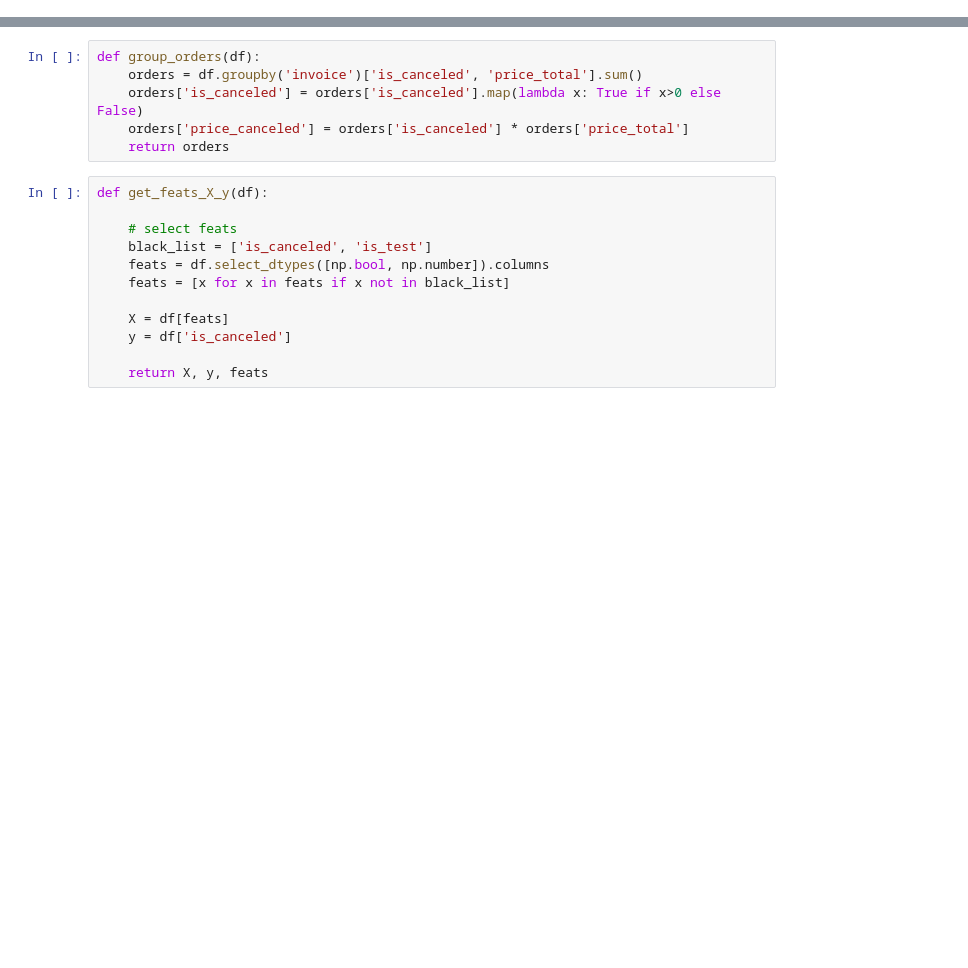
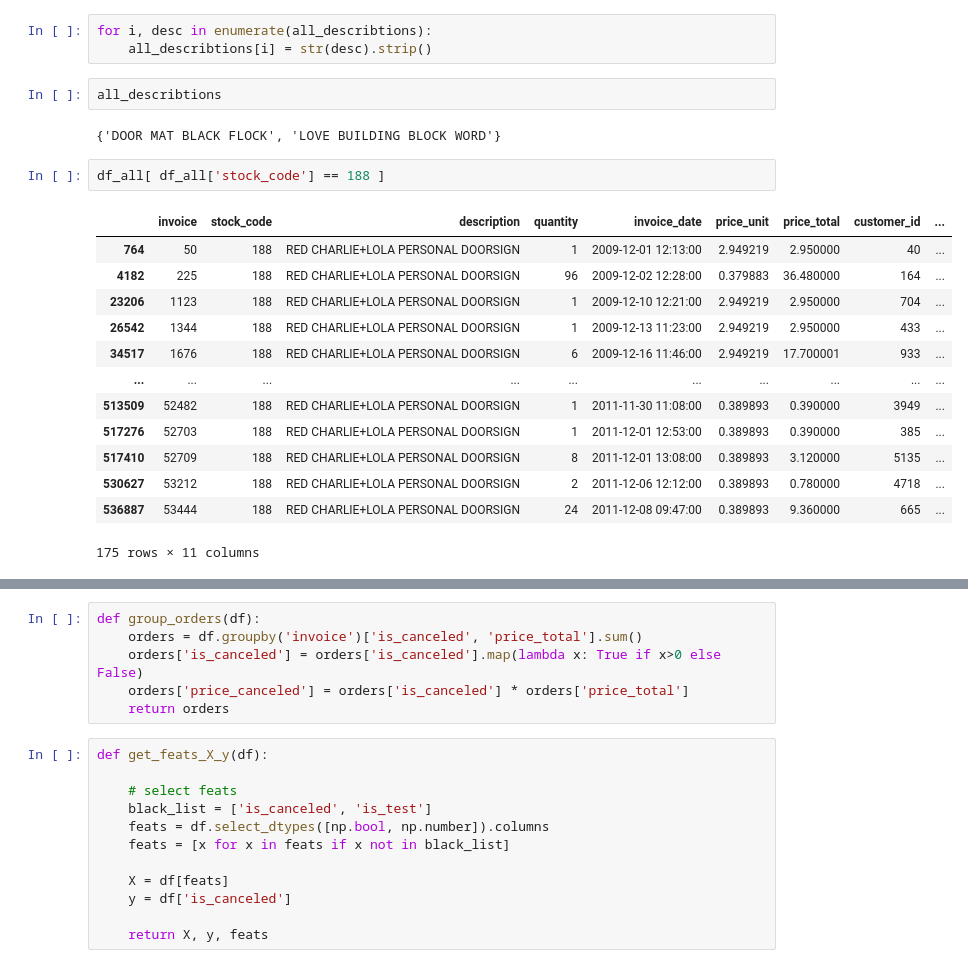
Before and after one commit to JakubStanczak/Order_cancelation_pred, a Jupyter notebook: Konkurs_JS.ipynb, the cells around one changed output, grey strips where cells are left out. Drawn from its saved outputs; the diff is of its cells as text; blank space fills up the shorter version.

```diff
--- a/Konkurs_JS.ipynb
+++ b/Konkurs_JS.ipynb
@@ -118 +153,24 @@ df_all['prc_product_cancel'] = df_all[['cnt_product_orders', 'cnt_product_cancel
+# %%
+for i, desc in enumerate(all_describtions):
+    all_describtions[i] = str(desc).strip()
+# %%
+all_describtions
+# %% [output]
+{'DOOR MAT BLACK FLOCK', 'LOVE BUILDING BLOCK WORD'}
+# %%
+df_all[ df_all['stock_code'] == 188 ]
+# %% [output]
+|  | invoice | stock_code | description | quantity | invoice_date | price_unit | price_total | customer_id | ... |
+| 764 | 50 | 188 | RED CHARLIE+LOLA PERSONAL DOORSIGN | 1 | 2009-12-01 12:13:00 | 2.949219 | 2.950000 | 40 | ... |
+| 4182 | 225 | 188 | RED CHARLIE+LOLA PERSONAL DOORSIGN | 96 | 2009-12-02 12:28:00 | 0.379883 | 36.480000 | 164 | ... |
+| 23206 | 1123 | 188 | RED CHARLIE+LOLA PERSONAL DOORSIGN | 1 | 2009-12-10 12:21:00 | 2.949219 | 2.950000 | 704 | ... |
+| 26542 | 1344 | 188 | RED CHARLIE+LOLA PERSONAL DOORSIGN | 1 | 2009-12-13 11:23:00 | 2.949219 | 2.950000 | 433 | ... |
+| 34517 | 1676 | 188 | RED CHARLIE+LOLA PERSONAL DOORSIGN | 6 | 2009-12-16 11:46:00 | 2.949219 | 17.700001 | 933 | ... |
+| ... | ... | ... | ... | ... | ... | ... | ... | ... | ... |
+| 513509 | 52482 | 188 | RED CHARLIE+LOLA PERSONAL DOORSIGN | 1 | 2011-11-30 11:08:00 | 0.389893 | 0.390000 | 3949 | ... |
+| 517276 | 52703 | 188 | RED CHARLIE+LOLA PERSONAL DOORSIGN | 1 | 2011-12-01 12:53:00 | 0.389893 | 0.390000 | 385 | ... |
+| 517410 | 52709 | 188 | RED CHARLIE+LOLA PERSONAL DOORSIGN | 8 | 2011-12-01 13:08:00 | 0.389893 | 3.120000 | 5135 | ... |
+| 530627 | 53212 | 188 | RED CHARLIE+LOLA PERSONAL DOORSIGN | 2 | 2011-12-06 12:12:00 | 0.389893 | 0.780000 | 4718 | ... |
+| 536887 | 53444 | 188 | RED CHARLIE+LOLA PERSONAL DOORSIGN | 24 | 2011-12-08 09:47:00 | 0.389893 | 9.360000 | 665 | ... |
+175 rows × 11 columns
 # %%
```
Also changed, not shown: parts of 36 cells of this notebook.
